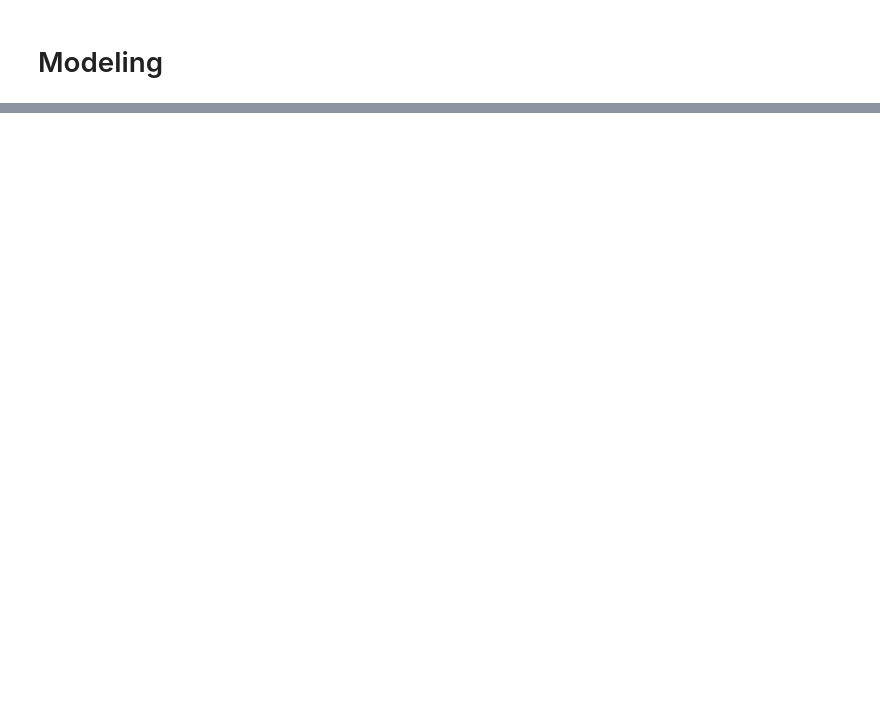
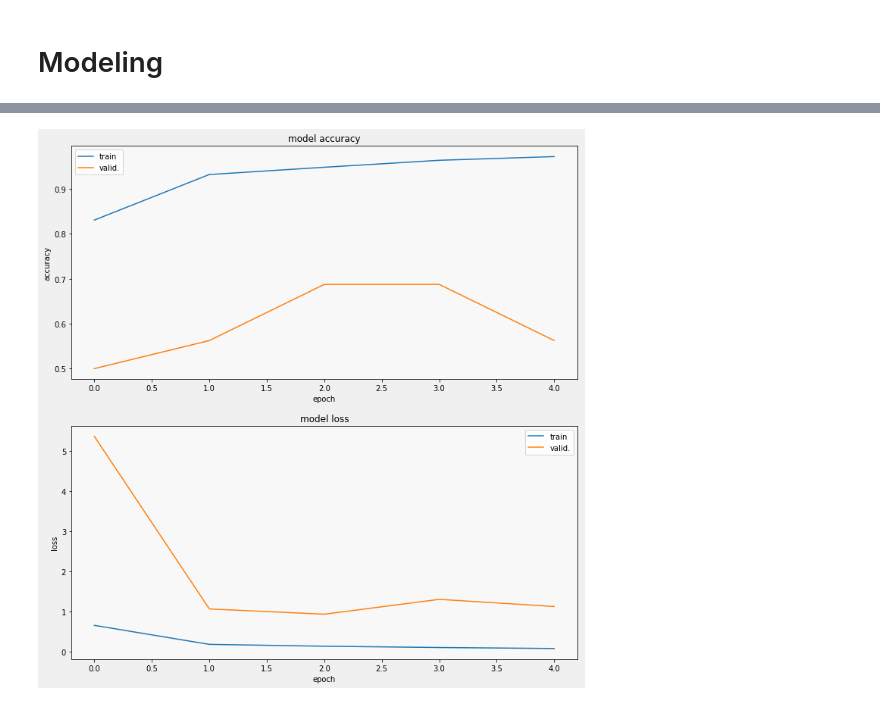
Before and after one commit to tsheltonking/Transfer-Learning-For-Pneumonia-Detection, a Jupyter notebook: Pneumonia_Detection.ipynb, the cells around one changed output, grey strips where cells are left out. Cells and saved outputs as stored; diff of their text form; code cells hidden in the pictures; blank space fills up the shorter version.

Commit message:
Prep & Basic Modeling

```diff
--- a/Pneumonia_Detection.ipynb
+++ b/Pneumonia_Detection.ipynb
@@ -71,0 +85,21 @@ plot_images("test", "PNEUMONIA")
+# %%
+# Add the InceptionV3 image classifier model with top layer removed.
+base_model = InceptionV3(weights='imagenet', include_top=False)
+
+x = base_model.output
+x = keras.layers.GlobalAveragePooling2D()(x)
+x = keras.layers.Dense(1024, activation='relu')(x)
+x = keras.layers.BatchNormalization()(x)
+predictions = keras.layers.Dense(2, activation='softmax')(x)
+# %%
+for layer in base_model.layers:
+  layer.trainable = False
+
+model = keras.models.Model(inputs=base_model.inputs, outputs=predictions)
+# %%
+batch_size = 200
+data_gen = ImageDataGenerator(rescale=1/255.)
+
+train_generator = data_gen.flow_from_directory(train_dir, target_size=(150,150), batch_size=batch_size, class_mode="categorical")
+valid_generator = data_gen.flow_from_directory(val_dir, target_size=(150,150), batch_size=batch_size, class_mode="categorical")
+test_generator = data_gen.flow_from_directory(test_dir, target_size=(150,150), batch_size=batch_size, class_mode="categorical")
@@ -72,2 +110,11 @@ plot_images("test", "PNEUMONIA")
 # %% [markdown]
 # Modeling
+# %%
+model.compile(loss ="categorical_crossentropy", optimizer = "adam",metrics=["accuracy"])
+
+fit_history = model.fit_generator(
+        train_generator, #train data generator
+        steps_per_epoch=len(train_generator),
+        epochs=5,
+        validation_data=valid_generator, #validation data generator
+        validation_steps=len(valid_generator))
@@ -73,0 +132,5 @@ plot_images("test", "PNEUMONIA")
+# %%
+display_training_curves(fit_history.history['acc'], fit_history.history['val_acc'], 'accuracy', 211)
+display_training_curves(fit_history.history['loss'], fit_history.history['val_loss'], 'loss', 212)
+# %% [output]
+[figure, added]
```
Also changed, not shown: parts of 20 cells of this notebook.
